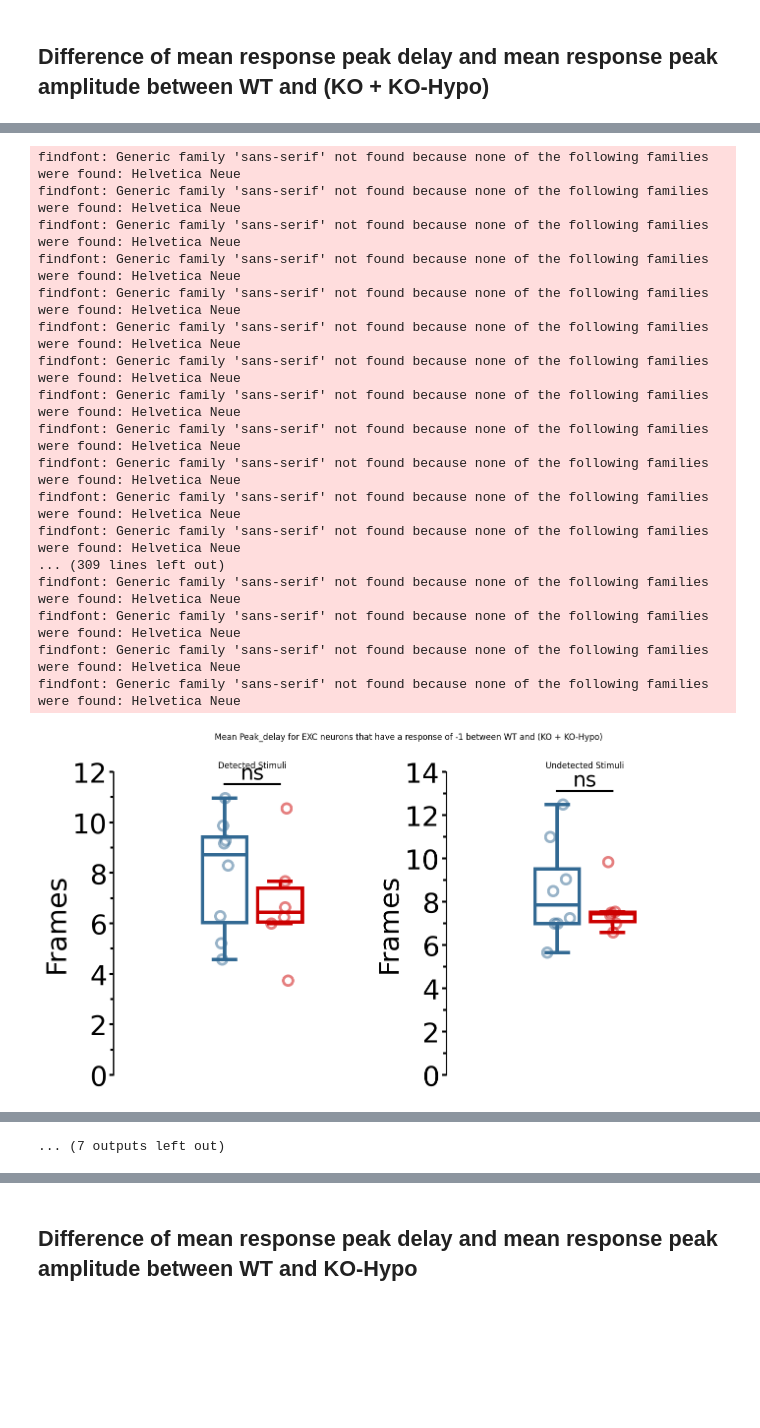
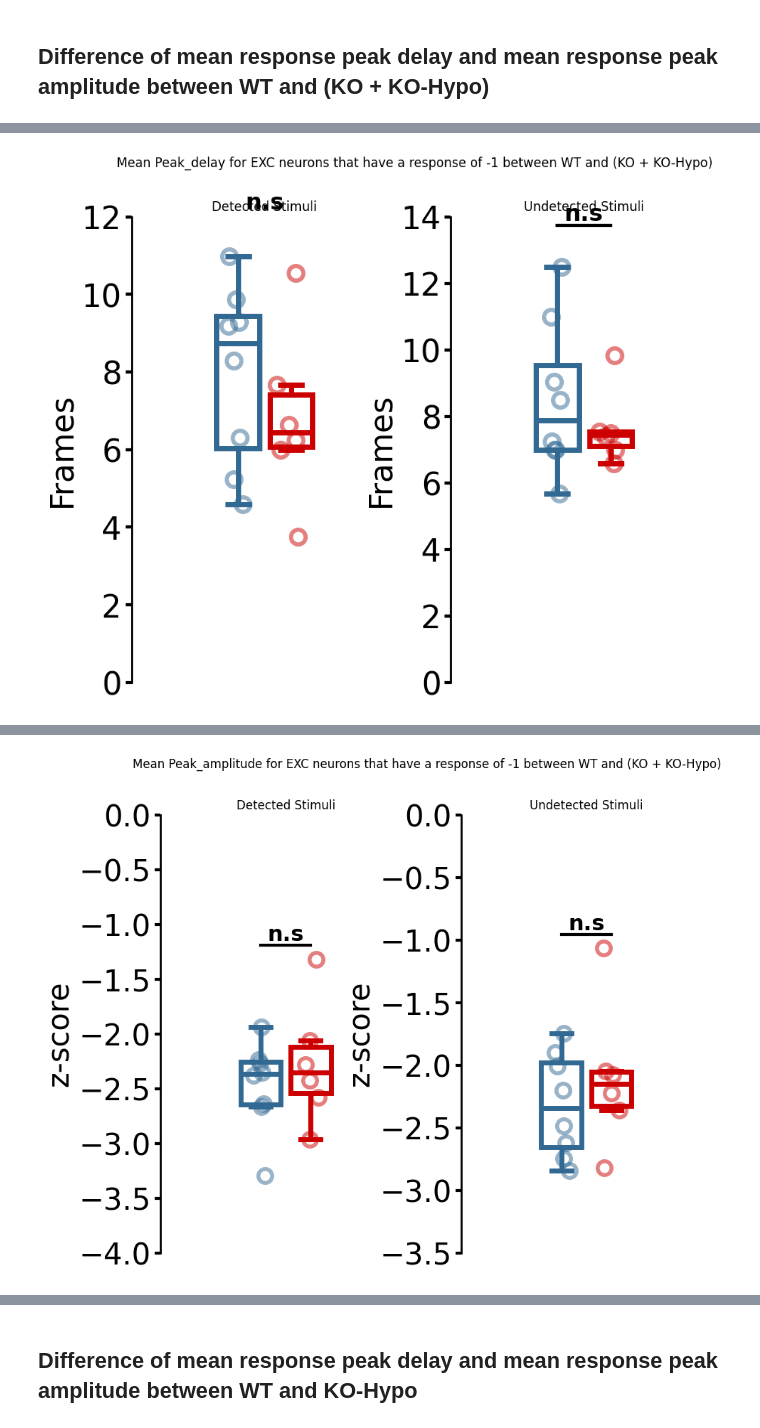
Before and after one commit to OuraniaSem/Percephone, a Jupyter notebook: Figures/peak_delay_amplitude.py.ipynb, the cells around one changed output, grey strips where cells are left out. Cells and saved outputs as stored; diff of their text form; code cells hidden in the pictures; blank space fills up the shorter version.

```diff
--- a/Figures/peak_delay_amplitude.py.ipynb
+++ b/Figures/peak_delay_amplitude.py.ipynb
@@ -84,7 +84,7 @@ for parameter in ["Peak_delay", "Peak_amplitude"]:
                     ko_undet.append(np.nanmean(np.nanmean(undet, axis=1)))
 
             scale = "Frames" if parameter == "Peak_delay" else "z-score"
-            fig, axs = plt.subplots(1,2,figsize=(16,8))
+            fig, axs = plt.subplots(1,2,figsize=(10,8))
             ppt.boxplot(axs[0], wt_det,ko_det,scale,ylim=[])
             ppt.boxplot(axs[1], wt_undet,ko_undet,scale,ylim=[])
             axs[0].set_title("Detected Stimuli")
@@ -145,18 +111 @@ TtestResult(statistic=1.0630401689047446, pvalue=0.30868870891653305, df=12.0)
-findfont: Generic family 'sans-serif' not found because none of the following families were found: Helvetica Neue
-findfont: Generic family 'sans-serif' not found because none of the following families were found: Helvetica Neue
-findfont: Generic family 'sans-serif' not found because none of the following families were found: Helvetica Neue
-findfont: Generic family 'sans-serif' not found because none of the following families were found: Helvetica Neue
-findfont: Generic family 'sans-serif' not found because none of the following families were found: Helvetica Neue
-findfont: Generic family 'sans-serif' not found because none of the following families were found: Helvetica Neue
-findfont: Generic family 'sans-serif' not found because none of the following families were found: Helvetica Neue
-findfont: Generic family 'sans-serif' not found because none of the following families were found: Helvetica Neue
-findfont: Generic family 'sans-serif' not found because none of the following families were found: Helvetica Neue
-findfont: Generic family 'sans-serif' not found because none of the following families were found: Helvetica Neue
-findfont: Generic family 'sans-serif' not found because none of the following families were found: Helvetica Neue
-findfont: Generic family 'sans-serif' not found because none of the following families were found: Helvetica Neue
-... (309 lines left out)
-findfont: Generic family 'sans-serif' not found because none of the following families were found: Helvetica Neue
-findfont: Generic family 'sans-serif' not found because none of the following families were found: Helvetica Neue
-findfont: Generic family 'sans-serif' not found because none of the following families were found: Helvetica Neue
-findfont: Generic family 'sans-serif' not found because none of the following families were found: Helvetica Neue
-[figure, old version]
+[figure, new version]
@@ -234 +115 @@ findfont: Generic family 'sans-serif' not found because none of the following fa
-... (7 outputs left out)
+[figure, added]
```
Also changed, not shown: parts of 19 cells of this notebook.
